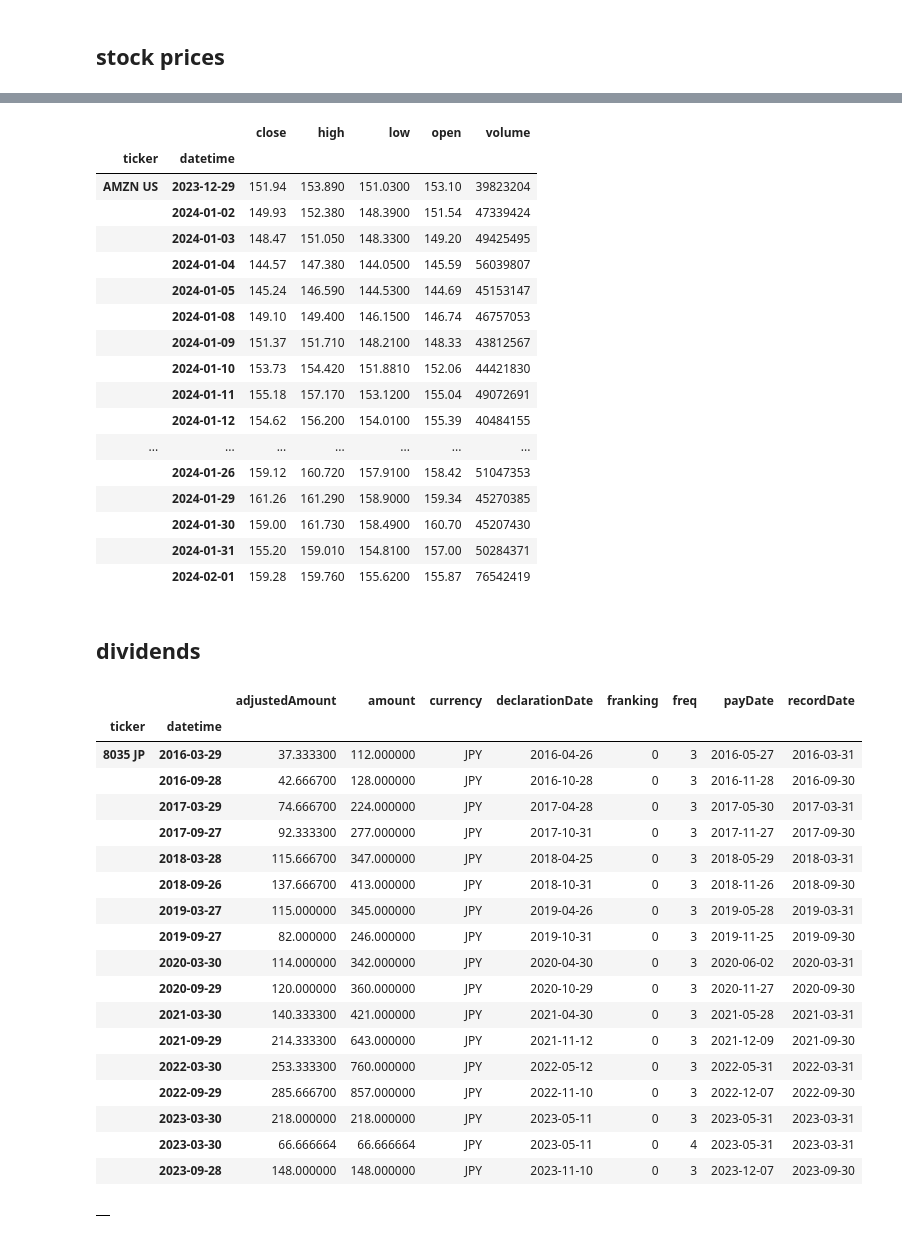
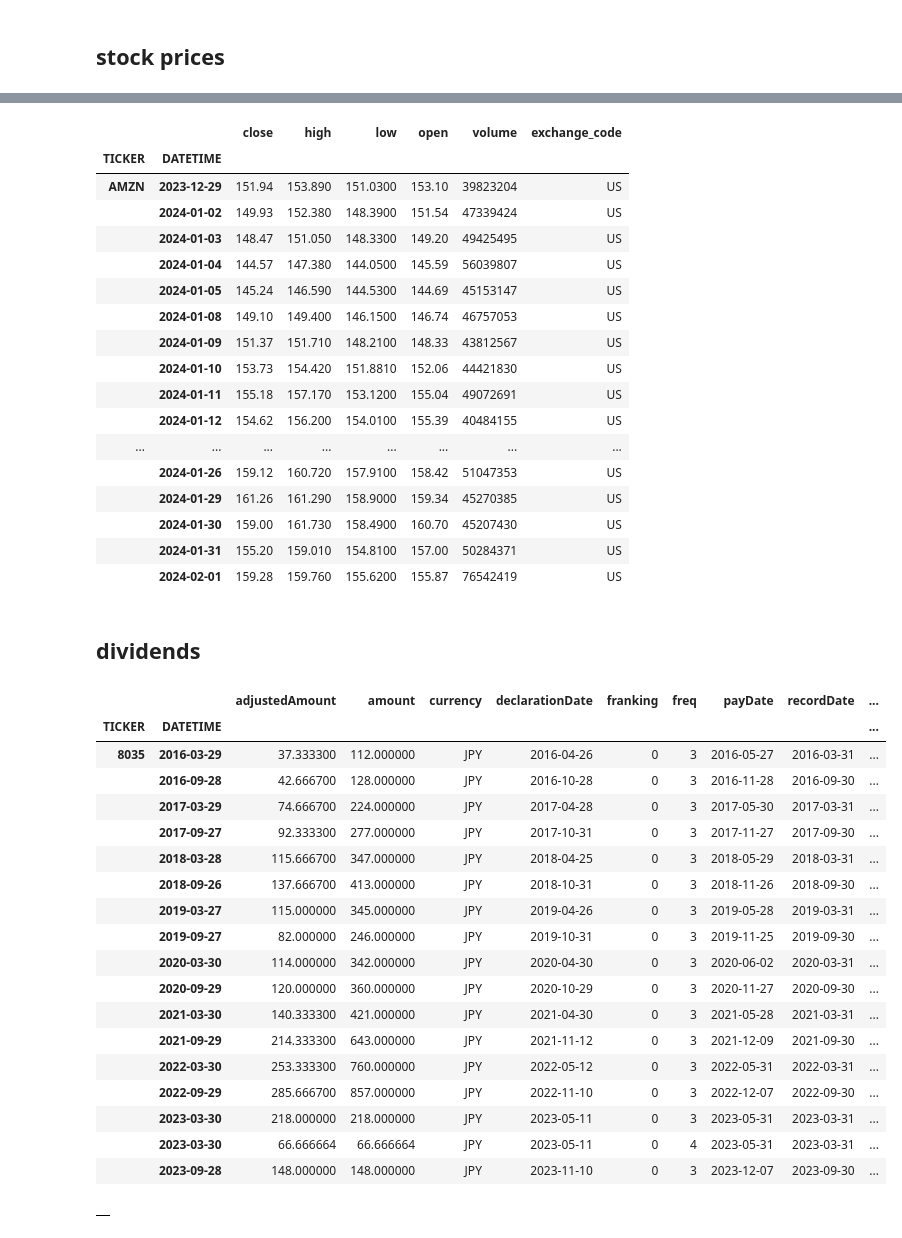
Before and after one commit to aiqindex/sample_notebooks, a Jupyter notebook: data/base/load_finnhub_market_prices.ipynb, the cells around one changed output, grey strips where cells are left out. Drawn from its saved outputs; the diff is of its cells as text; code cells hidden in the pictures.

```diff
--- a/data/base/load_finnhub_market_prices.ipynb
+++ b/data/base/load_finnhub_market_prices.ipynb
@@ -42,59 +42,59 @@ load_finnhub_equity_prices(
 # %%
 load_finnhub_equity_prices(
     sdh,
-    symbol='AMZN',
+    symbols='AMZN',
     freq='D',
     start_datetime='2023-12-29',
     end_datetime='2024-02-01'
 ).retrieve()
 # %% [output]
-|  |  | close | high | low | open | volume |
-| ticker | datetime |  |  |  |  |  |
-| AMZN US | 2023-12-29 | 151.94 | 153.890 | 151.0300 | 153.10 | 39823204 |
-|  | 2024-01-02 | 149.93 | 152.380 | 148.3900 | 151.54 | 47339424 |
-|  | 2024-01-03 | 148.47 | 151.050 | 148.3300 | 149.20 | 49425495 |
-|  | 2024-01-04 | 144.57 | 147.380 | 144.0500 | 145.59 | 56039807 |
-|  | 2024-01-05 | 145.24 | 146.590 | 144.5300 | 144.69 | 45153147 |
-|  | 2024-01-08 | 149.10 | 149.400 | 146.1500 | 146.74 | 46757053 |
-|  | 2024-01-09 | 151.37 | 151.710 | 148.2100 | 148.33 | 43812567 |
-|  | 2024-01-10 | 153.73 | 154.420 | 151.8810 | 152.06 | 44421830 |
-|  | 2024-01-11 | 155.18 | 157.170 | 153.1200 | 155.04 | 49072691 |
-|  | 2024-01-12 | 154.62 | 156.200 | 154.0100 | 155.39 | 40484155 |
-| ... | ... | ... | ... | ... | ... | ... |
-|  | 2024-01-26 | 159.12 | 160.720 | 157.9100 | 158.42 | 51047353 |
-|  | 2024-01-29 | 161.26 | 161.290 | 158.9000 | 159.34 | 45270385 |
-|  | 2024-01-30 | 159.00 | 161.730 | 158.4900 | 160.70 | 45207430 |
-|  | 2024-01-31 | 155.20 | 159.010 | 154.8100 | 157.00 | 50284371 |
-|  | 2024-02-01 | 159.28 | 159.760 | 155.6200 | 155.87 | 76542419 |
+|  |  | close | high | low | open | volume | exchange_code |
+| TICKER | DATETIME |  |  |  |  |  |  |
+| AMZN | 2023-12-29 | 151.94 | 153.890 | 151.0300 | 153.10 | 39823204 | US |
+|  | 2024-01-02 | 149.93 | 152.380 | 148.3900 | 151.54 | 47339424 | US |
+|  | 2024-01-03 | 148.47 | 151.050 | 148.3300 | 149.20 | 49425495 | US |
+|  | 2024-01-04 | 144.57 | 147.380 | 144.0500 | 145.59 | 56039807 | US |
+|  | 2024-01-05 | 145.24 | 146.590 | 144.5300 | 144.69 | 45153147 | US |
+|  | 2024-01-08 | 149.10 | 149.400 | 146.1500 | 146.74 | 46757053 | US |
+|  | 2024-01-09 | 151.37 | 151.710 | 148.2100 | 148.33 | 43812567 | US |
+|  | 2024-01-10 | 153.73 | 154.420 | 151.8810 | 152.06 | 44421830 | US |
+|  | 2024-01-11 | 155.18 | 157.170 | 153.1200 | 155.04 | 49072691 | US |
+|  | 2024-01-12 | 154.62 | 156.200 | 154.0100 | 155.39 | 40484155 | US |
+| ... | ... | ... | ... | ... | ... | ... | ... |
+|  | 2024-01-26 | 159.12 | 160.720 | 157.9100 | 158.42 | 51047353 | US |
+|  | 2024-01-29 | 161.26 | 161.290 | 158.9000 | 159.34 | 45270385 | US |
+|  | 2024-01-30 | 159.00 | 161.730 | 158.4900 | 160.70 | 45207430 | US |
+|  | 2024-01-31 | 155.20 | 159.010 | 154.8100 | 157.00 | 50284371 | US |
+|  | 2024-02-01 | 159.28 | 159.760 | 155.6200 | 155.87 | 76542419 | US |
 # %% [markdown]
 ## dividends
 # %%
 load_finnhub_dividends(
     sdh,
-    symbol='8035.T',
+    symbols='8035.T',
     start_datetime='2015-09-30',
     end_datetime='2023-12-31'
 ).retrieve()
 # %% [output]
-|  |  | adjustedAmount | amount | currency | declarationDate | franking | freq | payDate | recordDate |
-| ticker | datetime |  |  |  |  |  |  |  |  |
-| 8035 JP | 2016-03-29 | 37.333300 | 112.000000 | JPY | 2016-04-26 | 0 | 3 | 2016-05-27 | 2016-03-31 |
-|  | 2016-09-28 | 42.666700 | 128.000000 | JPY | 2016-10-28 | 0 | 3 | 2016-11-28 | 2016-09-30 |
-|  | 2017-03-29 | 74.666700 | 224.000000 | JPY | 2017-04-28 | 0 | 3 | 2017-05-30 | 2017-03-31 |
-|  | 2017-09-27 | 92.333300 | 277.000000 | JPY | 2017-10-31 | 0 | 3 | 2017-11-27 | 2017-09-30 |
-|  | 2018-03-28 | 115.666700 | 347.000000 | JPY | 2018-04-25 | 0 | 3 | 2018-05-29 | 2018-03-31 |
-|  | 2018-09-26 | 137.666700 | 413.000000 | JPY | 2018-10-31 | 0 | 3 | 2018-11-26 | 2018-09-30 |
-|  | 2019-03-27 | 115.000000 | 345.000000 | JPY | 2019-04-26 | 0 | 3 | 2019-05-28 | 2019-03-31 |
-|  | 2019-09-27 | 82.000000 | 246.000000 | JPY | 2019-10-31 | 0 | 3 | 2019-11-25 | 2019-09-30 |
-|  | 2020-03-30 | 114.000000 | 342.000000 | JPY | 2020-04-30 | 0 | 3 | 2020-06-02 | 2020-03-31 |
-|  | 2020-09-29 | 120.000000 | 360.000000 | JPY | 2020-10-29 | 0 | 3 | 2020-11-27 | 2020-09-30 |
-|  | 2021-03-30 | 140.333300 | 421.000000 | JPY | 2021-04-30 | 0 | 3 | 2021-05-28 | 2021-03-31 |
-|  | 2021-09-29 | 214.333300 | 643.000000 | JPY | 2021-11-12 | 0 | 3 | 2021-12-09 | 2021-09-30 |
-|  | 2022-03-30 | 253.333300 | 760.000000 | JPY | 2022-05-12 | 0 | 3 | 2022-05-31 | 2022-03-31 |
-|  | 2022-09-29 | 285.666700 | 857.000000 | JPY | 2022-11-10 | 0 | 3 | 2022-12-07 | 2022-09-30 |
-|  | 2023-03-30 | 218.000000 | 218.000000 | JPY | 2023-05-11 | 0 | 3 | 2023-05-31 | 2023-03-31 |
-|  | 2023-03-30 | 66.666664 | 66.666664 | JPY | 2023-05-11 | 0 | 4 | 2023-05-31 | 2023-03-31 |
-|  | 2023-09-28 | 148.000000 | 148.000000 | JPY | 2023-11-10 | 0 | 3 | 2023-12-07 | 2023-09-30 |
+|  |  | adjustedAmount | amount | currency | declarationDate | franking | freq | payDate | recordDate | ... |
+| TICKER | DATETIME |  |  |  |  |  |  |  |  | ... |
+| 8035 | 2016-03-29 | 37.333300 | 112.000000 | JPY | 2016-04-26 | 0 | 3 | 2016-05-27 | 2016-03-31 | ... |
+|  | 2016-09-28 | 42.666700 | 128.000000 | JPY | 2016-10-28 | 0 | 3 | 2016-11-28 | 2016-09-30 | ... |
+|  | 2017-03-29 | 74.666700 | 224.000000 | JPY | 2017-04-28 | 0 | 3 | 2017-05-30 | 2017-03-31 | ... |
+|  | 2017-09-27 | 92.333300 | 277.000000 | JPY | 2017-10-31 | 0 | 3 | 2017-11-27 | 2017-09-30 | ... |
+|  | 2018-03-28 | 115.666700 | 347.000000 | JPY | 2018-04-25 | 0 | 3 | 2018-05-29 | 2018-03-31 | ... |
+|  | 2018-09-26 | 137.666700 | 413.000000 | JPY | 2018-10-31 | 0 | 3 | 2018-11-26 | 2018-09-30 | ... |
+|  | 2019-03-27 | 115.000000 | 345.000000 | JPY | 2019-04-26 | 0 | 3 | 2019-05-28 | 2019-03-31 | ... |
+|  | 2019-09-27 | 82.000000 | 246.000000 | JPY | 2019-10-31 | 0 | 3 | 2019-11-25 | 2019-09-30 | ... |
+|  | 2020-03-30 | 114.000000 | 342.000000 | JPY | 2020-04-30 | 0 | 3 | 2020-06-02 | 2020-03-31 | ... |
+|  | 2020-09-29 | 120.000000 | 360.000000 | JPY | 2020-10-29 | 0 | 3 | 2020-11-27 | 2020-09-30 | ... |
+|  | 2021-03-30 | 140.333300 | 421.000000 | JPY | 2021-04-30 | 0 | 3 | 2021-05-28 | 2021-03-31 | ... |
+|  | 2021-09-29 | 214.333300 | 643.000000 | JPY | 2021-11-12 | 0 | 3 | 2021-12-09 | 2021-09-30 | ... |
+|  | 2022-03-30 | 253.333300 | 760.000000 | JPY | 2022-05-12 | 0 | 3 | 2022-05-31 | 2022-03-31 | ... |
+|  | 2022-09-29 | 285.666700 | 857.000000 | JPY | 2022-11-10 | 0 | 3 | 2022-12-07 | 2022-09-30 | ... |
+|  | 2023-03-30 | 218.000000 | 218.000000 | JPY | 2023-05-11 | 0 | 3 | 2023-05-31 | 2023-03-31 | ... |
+|  | 2023-03-30 | 66.666664 | 66.666664 | JPY | 2023-05-11 | 0 | 4 | 2023-05-31 | 2023-03-31 | ... |
+|  | 2023-09-28 | 148.000000 | 148.000000 | JPY | 2023-11-10 | 0 | 3 | 2023-12-07 | 2023-09-30 | ... |
 # %%
 load_finnhub_dividends(
     sdh,
```
Also changed, not shown: parts of 9 cells of this notebook, 5 other files.
